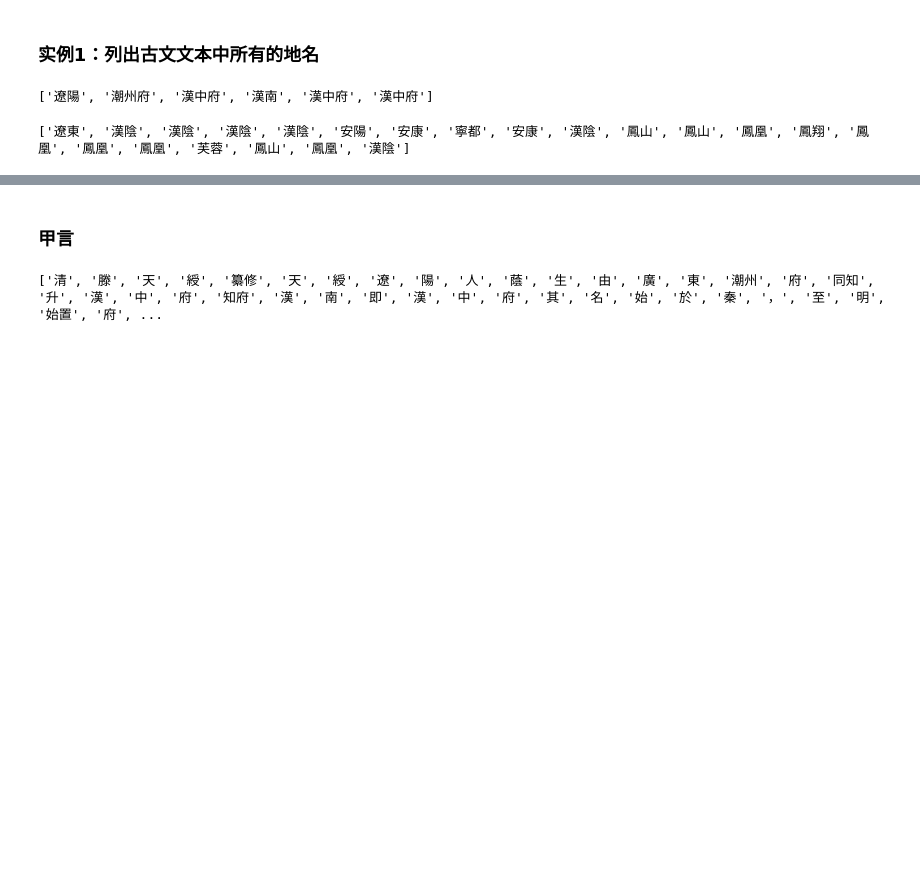
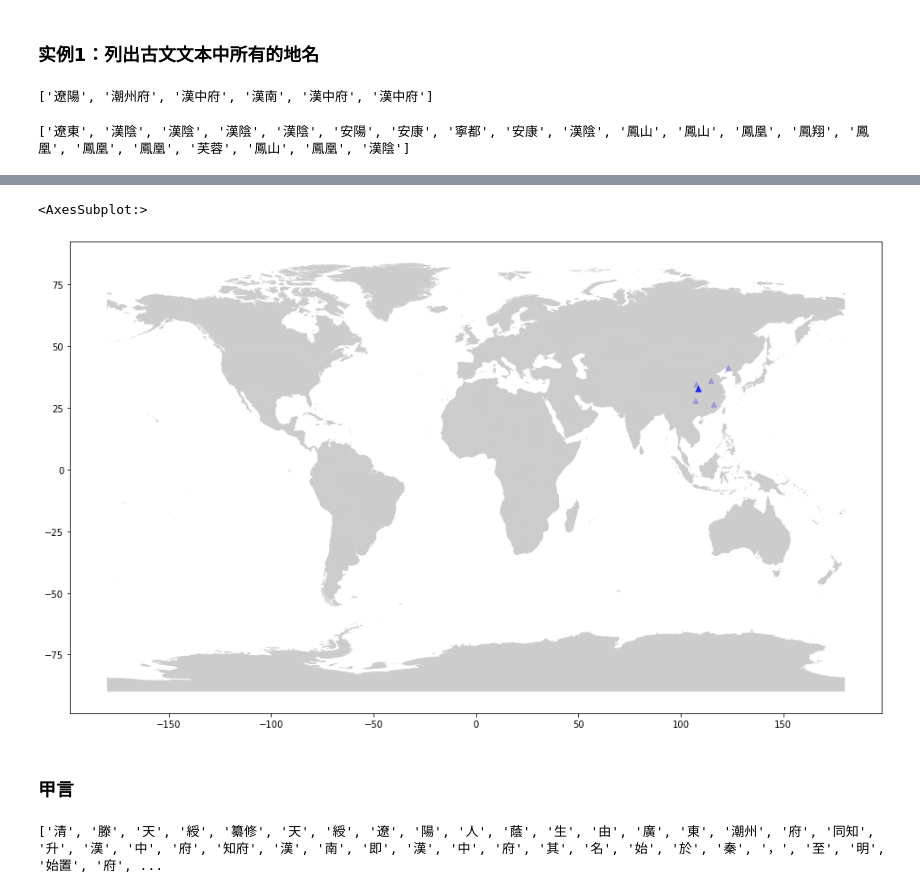
Before and after one commit to intersense/ai-humanities, a Jupyter notebook: text-analysis/Python文本分析之地理解析Geoparsing.ipynb, the cells around one changed output, grey strips where cells are left out. Saved outputs shown, nothing was run; the diff lists cells and outputs as text; code cells hidden in the pictures; blank space fills up the shorter version.

Commit message:
Chinese Historical Places geoparsing and geocoding; Network Analysis

```diff
--- a/text-analysis/Python文本分析之地理解析Geoparsing.ipynb
+++ b/text-analysis/Python文本分析之地理解析Geoparsing.ipynb
@@ -345,0 +370,2 @@ print(places2)
+# %%
+places_df = places_df.drop_duplicates('c_name_chn')
@@ -345,0 +395,7 @@ print(places2)
+# %%
+places = list(set(places2))
+myplaces = places_df.loc[places2, ['x_coord', 'y_coord', 'belongs5_Name']]
+myplaces = myplaces.dropna(axis=0) # 去掉包含NaN元素的行
+#myplaces = myplaces.drop_duplicates()
+
+myplaces
@@ -345,0 +421,6 @@ print(places2)
+# %%
+xs = [x for x in myplaces['x_coord']]
+ys = [y for y in myplaces['y_coord']]
+xys = zip(xs, ys)
+geometry = [Point(x,y) for (x,y) in xys]
+geometry[:7]
@@ -345,0 +435,7 @@ print(places2)
+# %%
+## coordinate system I'm using
+crs = {'init': 'epsg:4326'}
+
+## convert df to geo df
+geo_df = gpd.GeoDataFrame(myplaces, crs=crs, geometry=geometry)
+geo_df.head()
@@ -346,3 +450,12 @@ print(places2)
+# %%
+## world map .shp file I downloaded
+countries_map =gpd.read_file('./Countries_WGS84/Countries_WGS84.shp')
+f, ax = plt.subplots(figsize=(16, 16))
+countries_map.plot(ax=ax, alpha=0.4, color='grey')
+geo_df['geometry'].plot(ax=ax, markersize = 30, color = 'b', marker = '^', alpha=.2)
+# %% [output]
+<AxesSubplot:>
+[figure, added]
 # %% [markdown]
 ### 甲言
 # %%
```
Also changed, not shown: parts of 22 cells of this notebook, 17 other files.
